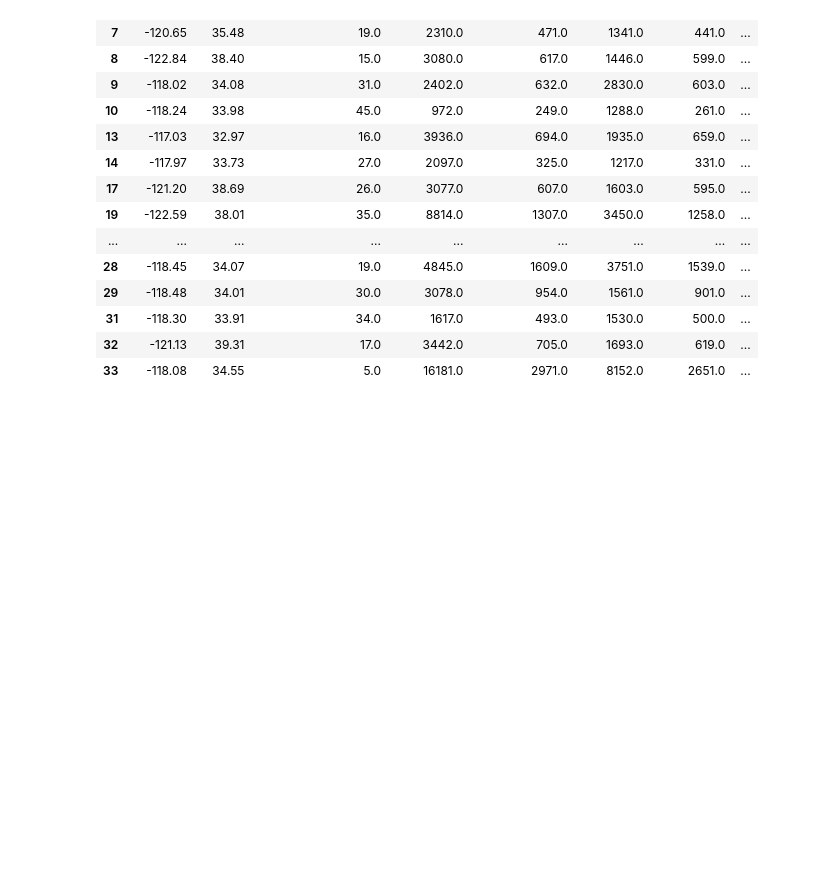
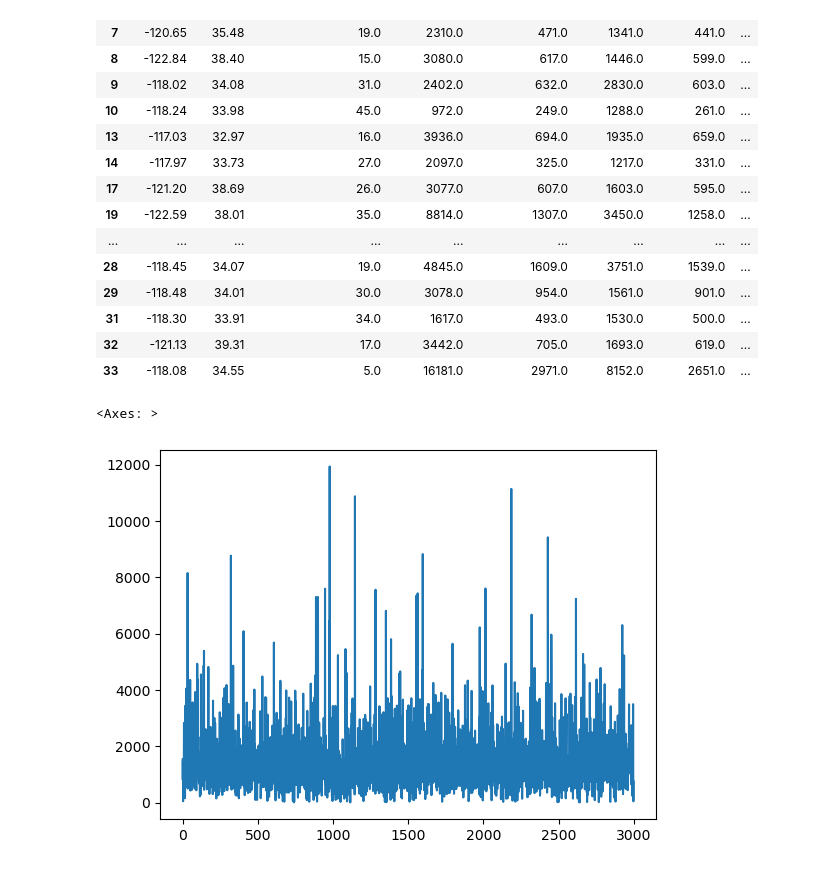
Before and after one commit to RnLe/python-basics, a Jupyter notebook: pandas/dataframes.ipynb, the cells around one changed output. Drawn from its saved outputs; the diff is of its cells as text; code cells hidden in the pictures; blank space fills up the shorter version.

```diff
--- a/pandas/dataframes.ipynb
+++ b/pandas/dataframes.ipynb
@@ -66,3 +66,9 @@ df_pop.head(20)
 | 31 | -118.30 | 33.91 | 34.0 | 1617.0 | 493.0 | 1530.0 | 500.0 | ... |
 | 32 | -121.13 | 39.31 | 17.0 | 3442.0 | 705.0 | 1693.0 | 619.0 | ... |
 | 33 | -118.08 | 34.55 | 5.0 | 16181.0 | 2971.0 | 8152.0 | 2651.0 | ... |
+# %%
+# Plot the population
+df["population"].plot()
+# %% [output]
+<Axes: >
+[figure, added]
```
